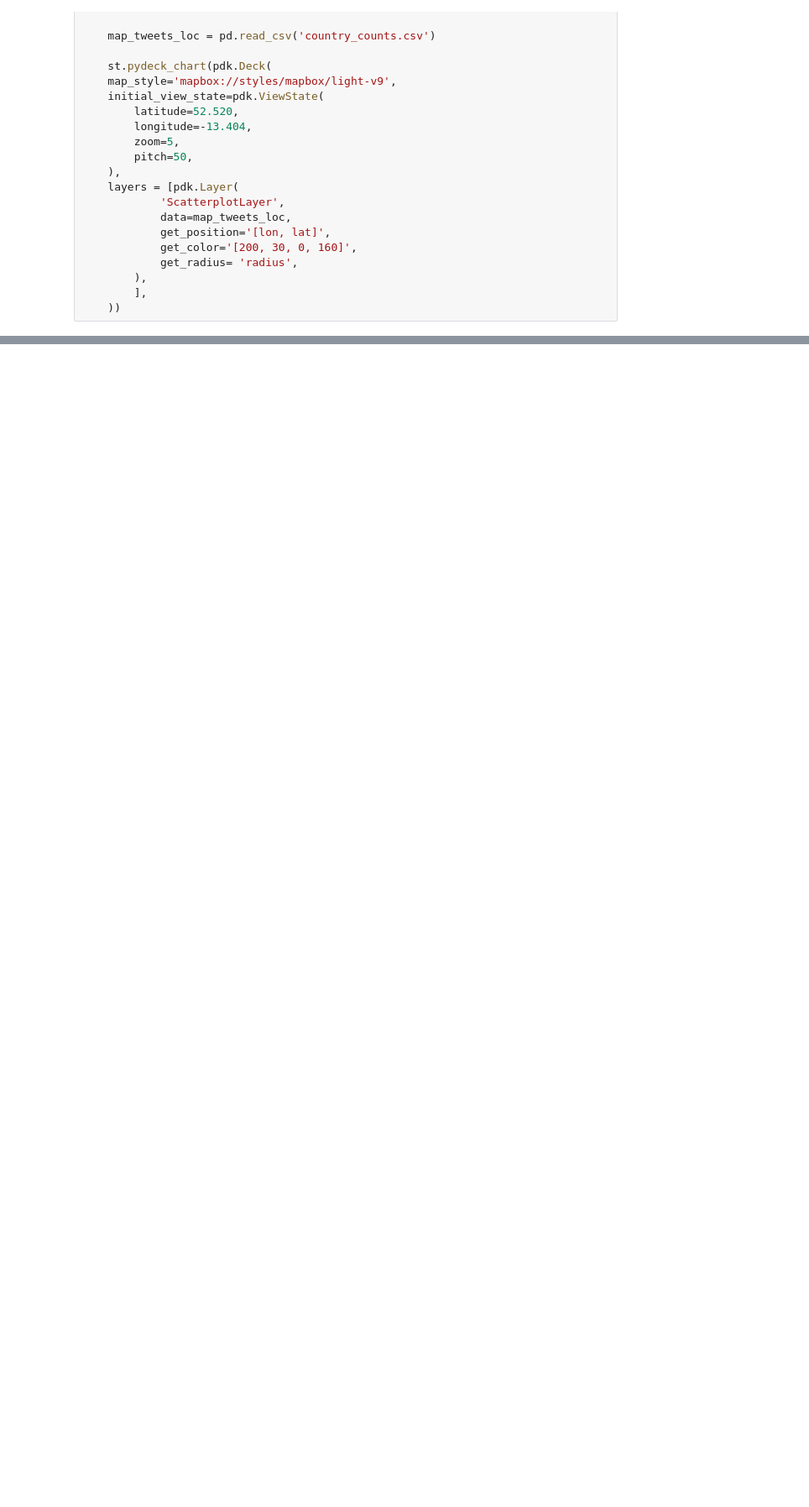
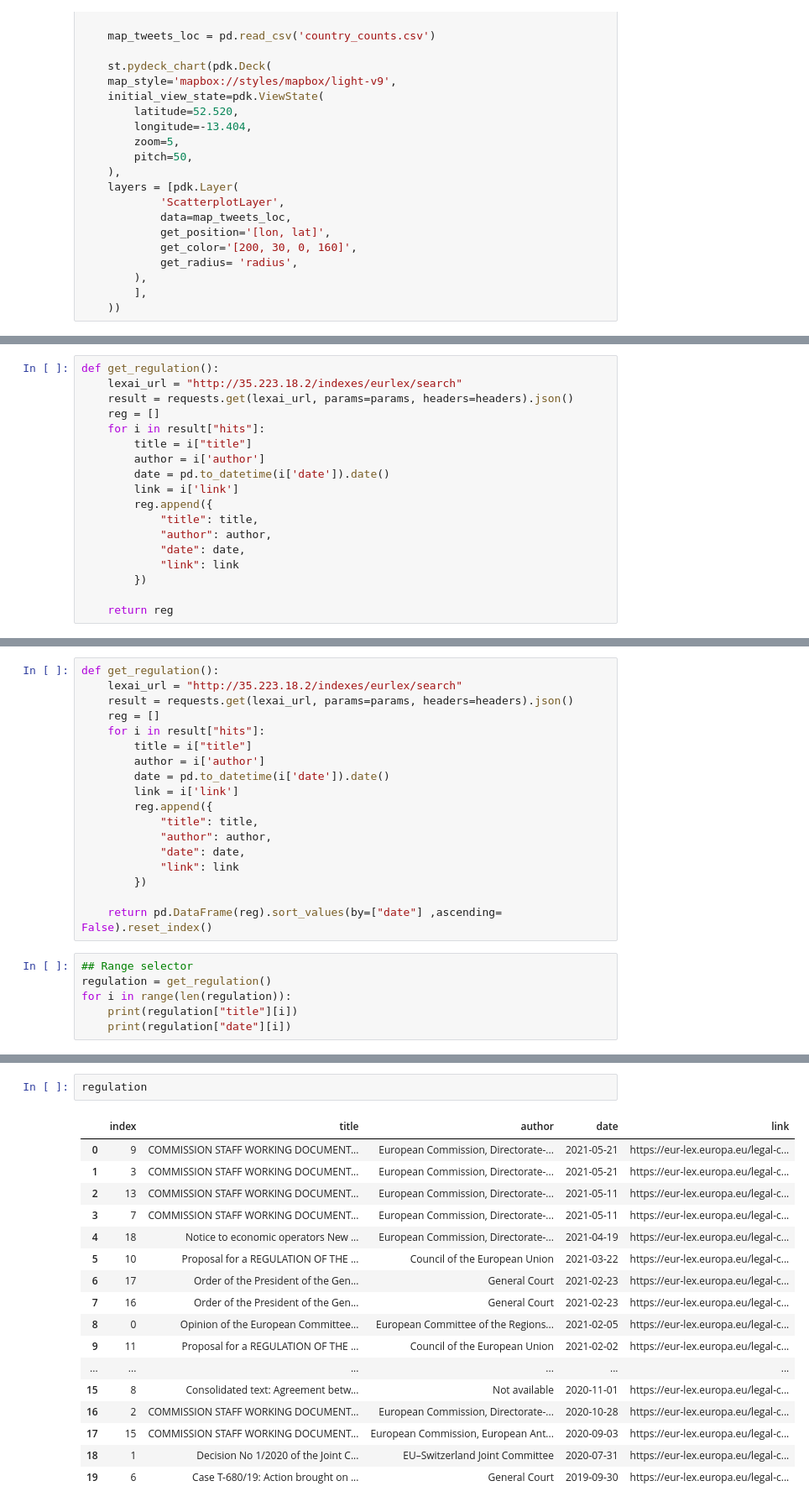
Before and after one commit to EstefaniaVB/LexAI, a Jupyter notebook: notebooks/Streamlit.ipynb, the cells around one changed output, grey strips where cells are left out. Shown at 84% size. Drawn from its saved outputs; the diff is of its cells as text; blank space fills up the shorter version.

Commit message:
fixing sort problem in Regulations and Consultations

```diff
--- a/notebooks/Streamlit.ipynb
+++ b/notebooks/Streamlit.ipynb
@@ -743,0 +754,18 @@ alt.Chart(data_eurlex_df).mark_bar().encode(
+# %%
+def get_regulation():
+    lexai_url = "http://35.223.18.2/indexes/eurlex/search"
+    result = requests.get(lexai_url, params=params, headers=headers).json()
+    reg = []
+    for i in result["hits"]:
+        title = i["title"]
+        author = i['author']
+        date = pd.to_datetime(i['date']).date()
+        link = i['link']
+        reg.append({
+            "title": title,
+            "author": author,
+            "date": date,
+            "link": link
+        })
+
+    return reg
@@ -743,0 +792,24 @@ alt.Chart(data_eurlex_df).mark_bar().encode(
+# %%
+def get_regulation():
+    lexai_url = "http://35.223.18.2/indexes/eurlex/search"
+    result = requests.get(lexai_url, params=params, headers=headers).json()
+    reg = []
+    for i in result["hits"]:
+        title = i["title"]
+        author = i['author']
+        date = pd.to_datetime(i['date']).date()
+        link = i['link']
+        reg.append({
+            "title": title,
+            "author": author,
+            "date": date,
+            "link": link
+        })
+
+    return pd.DataFrame(reg).sort_values(by=["date"] ,ascending= False).reset_index()
+# %%
+## Range selector
+regulation = get_regulation()
+for i in range(len(regulation)):
+    print(regulation["title"][i])
+    print(regulation["date"][i])
@@ -743,0 +834,20 @@ alt.Chart(data_eurlex_df).mark_bar().encode(
+# %%
+regulation
+# %% [output]
+|  | index | title | author | date | link |
+| 0 | 9 | COMMISSION STAFF WORKING DOCUMENT... | European Commission, Directorate-... | 2021-05-21 | https://eur-lex.europa.eu/legal-c... |
+| 1 | 3 | COMMISSION STAFF WORKING DOCUMENT... | European Commission, Directorate-... | 2021-05-21 | https://eur-lex.europa.eu/legal-c... |
+| 2 | 13 | COMMISSION STAFF WORKING DOCUMENT... | European Commission, Directorate-... | 2021-05-11 | https://eur-lex.europa.eu/legal-c... |
+| 3 | 7 | COMMISSION STAFF WORKING DOCUMENT... | European Commission, Directorate-... | 2021-05-11 | https://eur-lex.europa.eu/legal-c... |
+| 4 | 18 | Notice to economic operators New ... | European Commission, Directorate-... | 2021-04-19 | https://eur-lex.europa.eu/legal-c... |
+| 5 | 10 | Proposal for a REGULATION OF THE ... | Council of the European Union | 2021-03-22 | https://eur-lex.europa.eu/legal-c... |
+| 6 | 17 | Order of the President of the Gen... | General Court | 2021-02-23 | https://eur-lex.europa.eu/legal-c... |
+| 7 | 16 | Order of the President of the Gen... | General Court | 2021-02-23 | https://eur-lex.europa.eu/legal-c... |
+| 8 | 0 | Opinion of the European Committee... | European Committee of the Regions... | 2021-02-05 | https://eur-lex.europa.eu/legal-c... |
+| 9 | 11 | Proposal for a REGULATION OF THE ... | Council of the European Union | 2021-02-02 | https://eur-lex.europa.eu/legal-c... |
+| ... | ... | ... | ... | ... | ... |
+| 15 | 8 | Consolidated text: Agreement betw... | Not available | 2020-11-01 | https://eur-lex.europa.eu/legal-c... |
+| 16 | 2 | COMMISSION STAFF WORKING DOCUMENT... | European Commission, Directorate-... | 2020-10-28 | https://eur-lex.europa.eu/legal-c... |
+| 17 | 15 | COMMISSION STAFF WORKING DOCUMENT... | European Commission, European Ant... | 2020-09-03 | https://eur-lex.europa.eu/legal-c... |
+| 18 | 1 | Decision No 1/2020 of the Joint C... | EU–Switzerland Joint Committee | 2020-07-31 | https://eur-lex.europa.eu/legal-c... |
+| 19 | 6 | Case T-680/19: Action brought on ... | General Court | 2019-09-30 | https://eur-lex.europa.eu/legal-c... |
```
Also changed, not shown: parts of 7 cells of this notebook, 1 other file.
